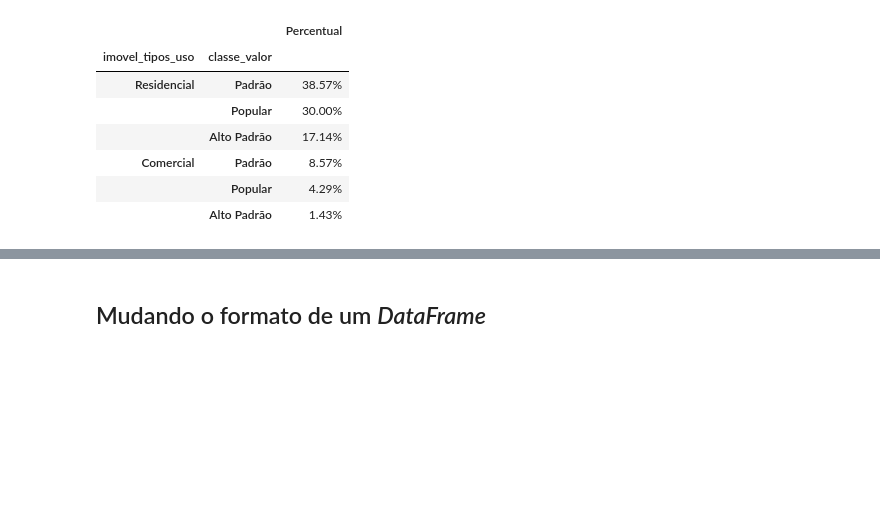
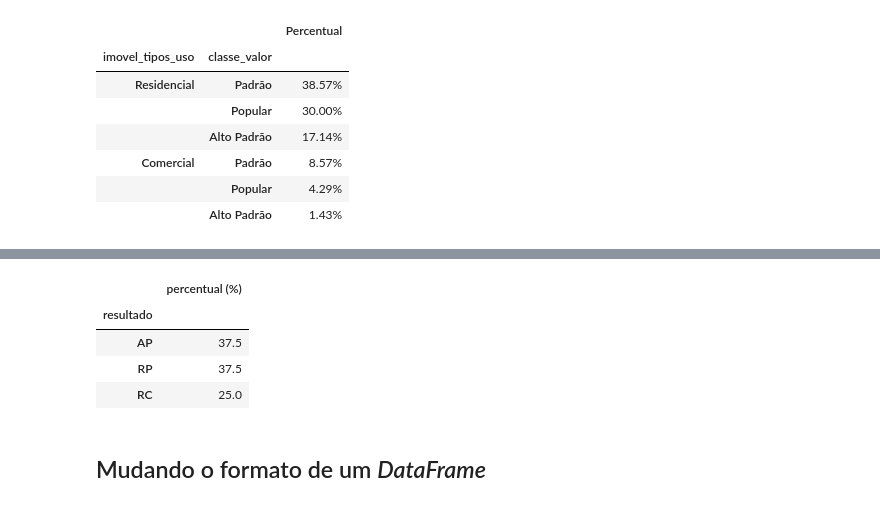
Before and after one commit to josenaldo/alura-cds-python-pandas-tecnicas-avancadas, a Jupyter notebook: notebook/Projeto.ipynb, the cells around one changed output, grey strips where cells are left out. Saved outputs shown, nothing was run; the diff lists cells and outputs as text; code cells hidden in the pictures; blank space fills up the shorter version.

```diff
--- a/notebook/Projeto.ipynb
+++ b/notebook/Projeto.ipynb
@@ -1833,3 +1860,14 @@ values.style.format({'Percentual': '{:.2%}'})
+# %%
+df.value_counts(
+    subset='resultado',
+    normalize=True
+).to_frame(name='percentual (%)') * 100
+# %% [output]
+|  | percentual (%) |
+| resultado |  |
+| AP | 37.5 |
+| RP | 37.5 |
+| RC | 25.0 |
 # %% [markdown]
 ## Mudando o formato de um *DataFrame*
 # %% [markdown]
```
Also changed, not shown: parts of 7 cells of this notebook.
